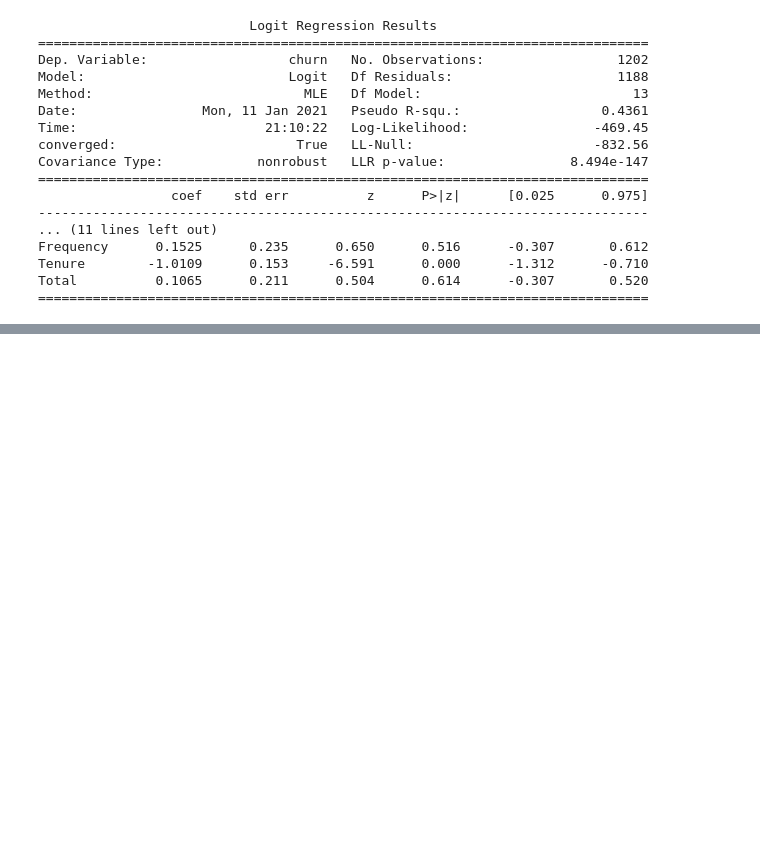
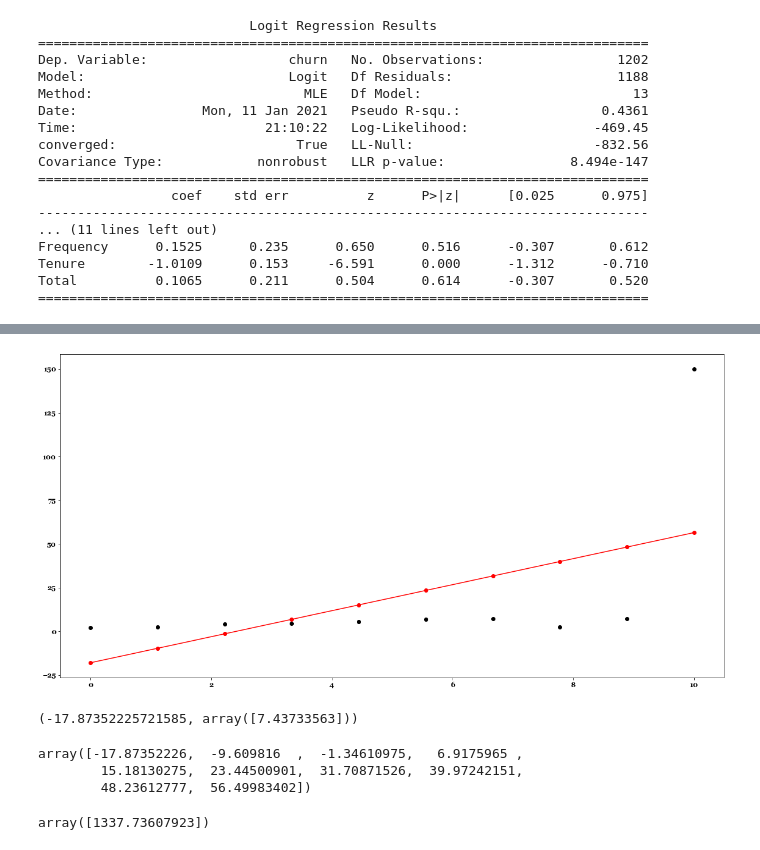
Before and after one commit to americanthinker/dental-project, a Jupyter notebook: notebooks/Logistic_Regression.ipynb, the cells around one changed output, grey strips where cells are left out. Cells and saved outputs as stored; diff of their text form; code cells hidden in the pictures; blank space fills up the shorter version.

```diff
--- a/notebooks/Logistic_Regression.ipynb
+++ b/notebooks/Logistic_Regression.ipynb
@@ -275,0 +457,31 @@ Total          0.1065      0.211      0.504      0.614      -0.307       0.520
+# %%
+from sklearn.linear_model import LinearRegression, Ridge
+lr = LinearRegression()
+# %%
+def plot_data(X, y, model):
+    model.fit(X,y)
+    preds = model.predict(X)
+    plot = plt.scatter(X,y, color='black', marker='o')
+    _ = plt.plot(X, preds, color='red', marker='o')
+# %%
+X = np.linspace(0,10,10).reshape(-1, 1)
+y = [x*np.random.uniform() + 2.2 for x in X]
+y[-1] = 150
+# %%
+plot_data(X,y, lr)
+# %% [output]
+[figure, added]
+# %%
+lr.intercept_, lr.coef_,
+# %% [output]
+(-17.87352225721585, array([7.43733563]))
+# %%
+lr.predict(X)
+# %% [output]
+array([-17.87352226,  -9.609816  ,  -1.34610975,   6.9175965 ,
+        15.18130275,  23.44500901,  31.70871526,  39.97242151,
+        48.23612777,  56.49983402])
+# %%
+np.mean((y - lr.predict(X))**2)
+# %% [output]
+array([1337.73607923])
```
Also changed, not shown: parts of 48 cells of this notebook, 5 other files.
